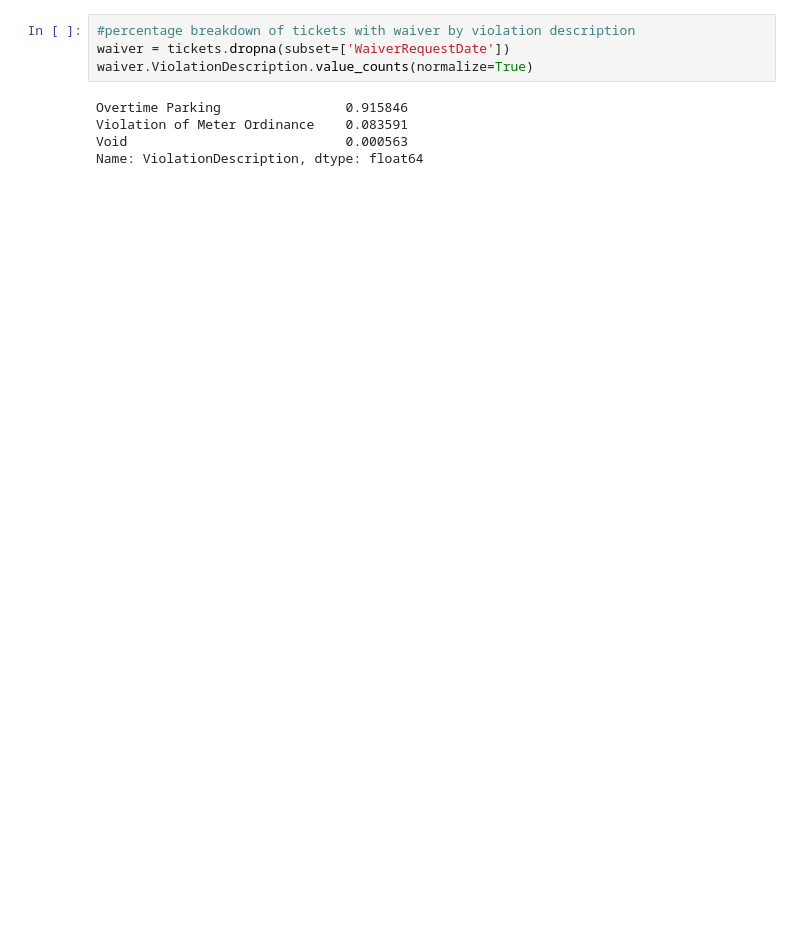
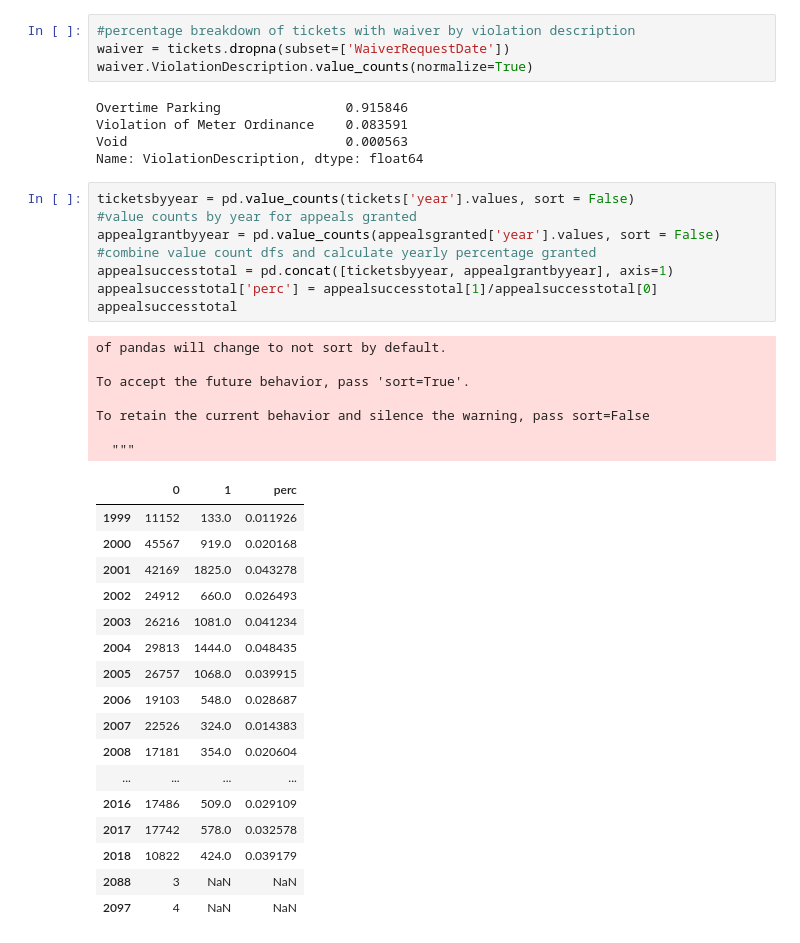
Before and after one commit to andrewbovey/Charlottesville-Parking-Tickets, a Jupyter notebook: Appeal_Data_Exploration.ipynb, the cells around one changed output. Cells and saved outputs as stored; diff of their text form; blank space fills up the shorter version.

```diff
--- a/Appeal_Data_Exploration.ipynb
+++ b/Appeal_Data_Exploration.ipynb
@@ -296,3 +320,36 @@ Overtime Parking                0.915846
 Violation of Meter Ordinance    0.083591
 Void                            0.000563
 Name: ViolationDescription, dtype: float64
+# %%
+ticketsbyyear = pd.value_counts(tickets['year'].values, sort = False)
+#value counts by year for appeals granted
+appealgrantbyyear = pd.value_counts(appealsgranted['year'].values, sort = False)
+#combine value count dfs and calculate yearly percentage granted
+appealsuccesstotal = pd.concat([ticketsbyyear, appealgrantbyyear], axis=1)
+appealsuccesstotal['perc'] = appealsuccesstotal[1]/appealsuccesstotal[0]
+appealsuccesstotal
+# %% [output]
+of pandas will change to not sort by default.
+
+To accept the future behavior, pass 'sort=True'.
+
+To retain the current behavior and silence the warning, pass sort=False
+
+  """
+|  | 0 | 1 | perc |
+| 1999 | 11152 | 133.0 | 0.011926 |
+| 2000 | 45567 | 919.0 | 0.020168 |
+| 2001 | 42169 | 1825.0 | 0.043278 |
+| 2002 | 24912 | 660.0 | 0.026493 |
+| 2003 | 26216 | 1081.0 | 0.041234 |
+| 2004 | 29813 | 1444.0 | 0.048435 |
+| 2005 | 26757 | 1068.0 | 0.039915 |
+| 2006 | 19103 | 548.0 | 0.028687 |
+| 2007 | 22526 | 324.0 | 0.014383 |
+| 2008 | 17181 | 354.0 | 0.020604 |
+| ... | ... | ... | ... |
+| 2016 | 17486 | 509.0 | 0.029109 |
+| 2017 | 17742 | 578.0 | 0.032578 |
+| 2018 | 10822 | 424.0 | 0.039179 |
+| 2088 | 3 | NaN | NaN |
+| 2097 | 4 | NaN | NaN |
```
Also changed, not shown: parts of 7 cells of this notebook.
